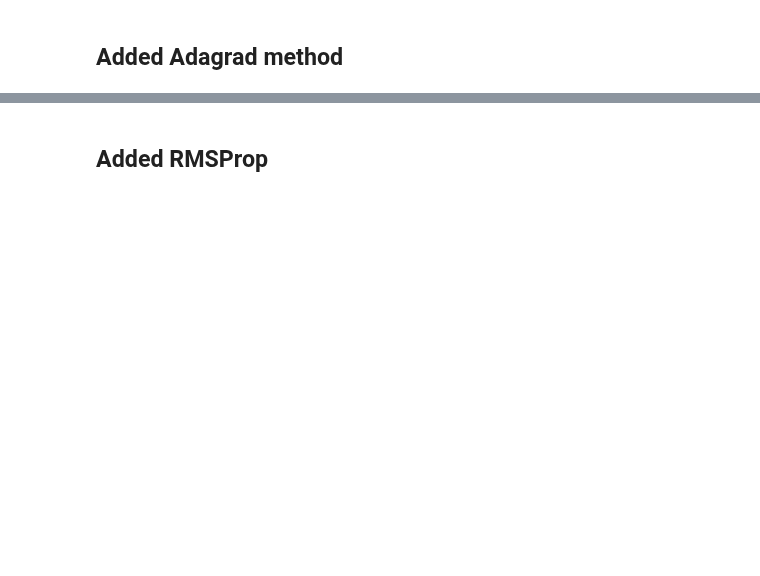
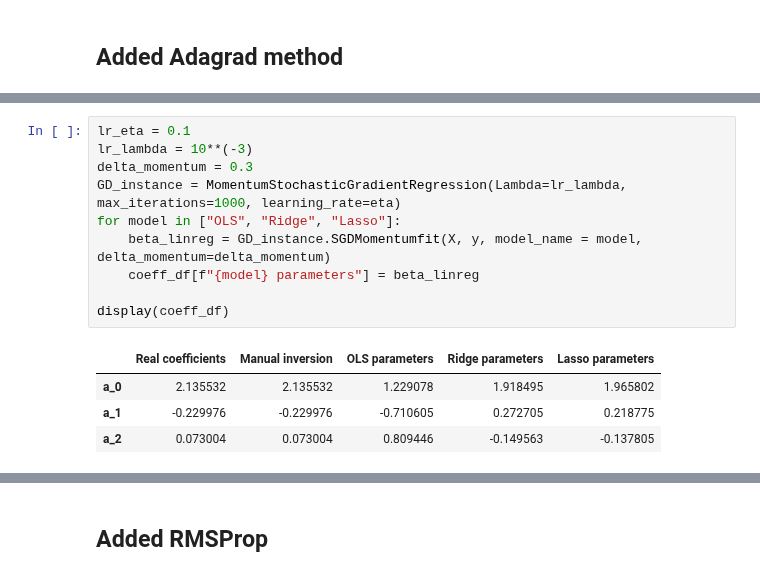
Before and after one commit to ericludvigs/MachineLearning, a Jupyter notebook: work/exercisesweek41.ipynb, the cells around one changed output, grey strips where cells are left out. Drawn from its saved outputs; the diff is of its cells as text; blank space fills up the shorter version.

```diff
--- a/work/exercisesweek41.ipynb
+++ b/work/exercisesweek41.ipynb
@@ -232,0 +488,15 @@ OLS consistently gives the best results anyway
+# %%
+lr_eta = 0.1
+lr_lambda = 10**(-3)
+delta_momentum = 0.3
+GD_instance = MomentumStochasticGradientRegression(Lambda=lr_lambda, max_iterations=1000, learning_rate=eta)
+for model in ["OLS", "Ridge", "Lasso"]:
+    beta_linreg = GD_instance.SGDMomentumfit(X, y, model_name = model, delta_momentum=delta_momentum)
+    coeff_df[f"{model} parameters"] = beta_linreg
+
+display(coeff_df)
+# %% [output]
+|  | Real coefficients | Manual inversion | OLS parameters | Ridge parameters | Lasso parameters |
+| a_0 | 2.135532 | 2.135532 | 1.229078 | 1.918495 | 1.965802 |
+| a_1 | -0.229976 | -0.229976 | -0.710605 | 0.272705 | 0.218775 |
+| a_2 | 0.073004 | 0.073004 | 0.809446 | -0.149563 | -0.137805 |
```
Also changed, not shown: parts of 14 cells of this notebook.
